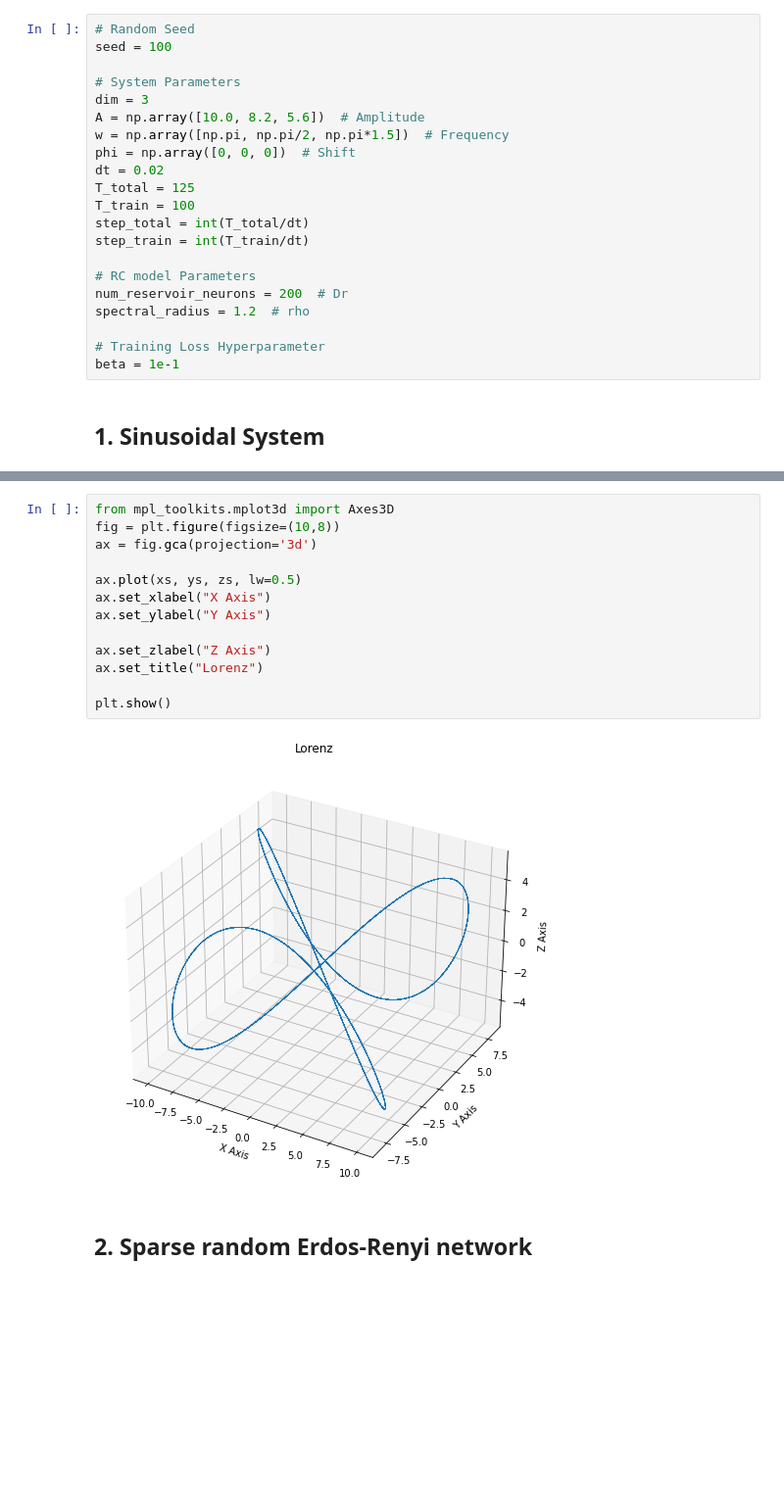
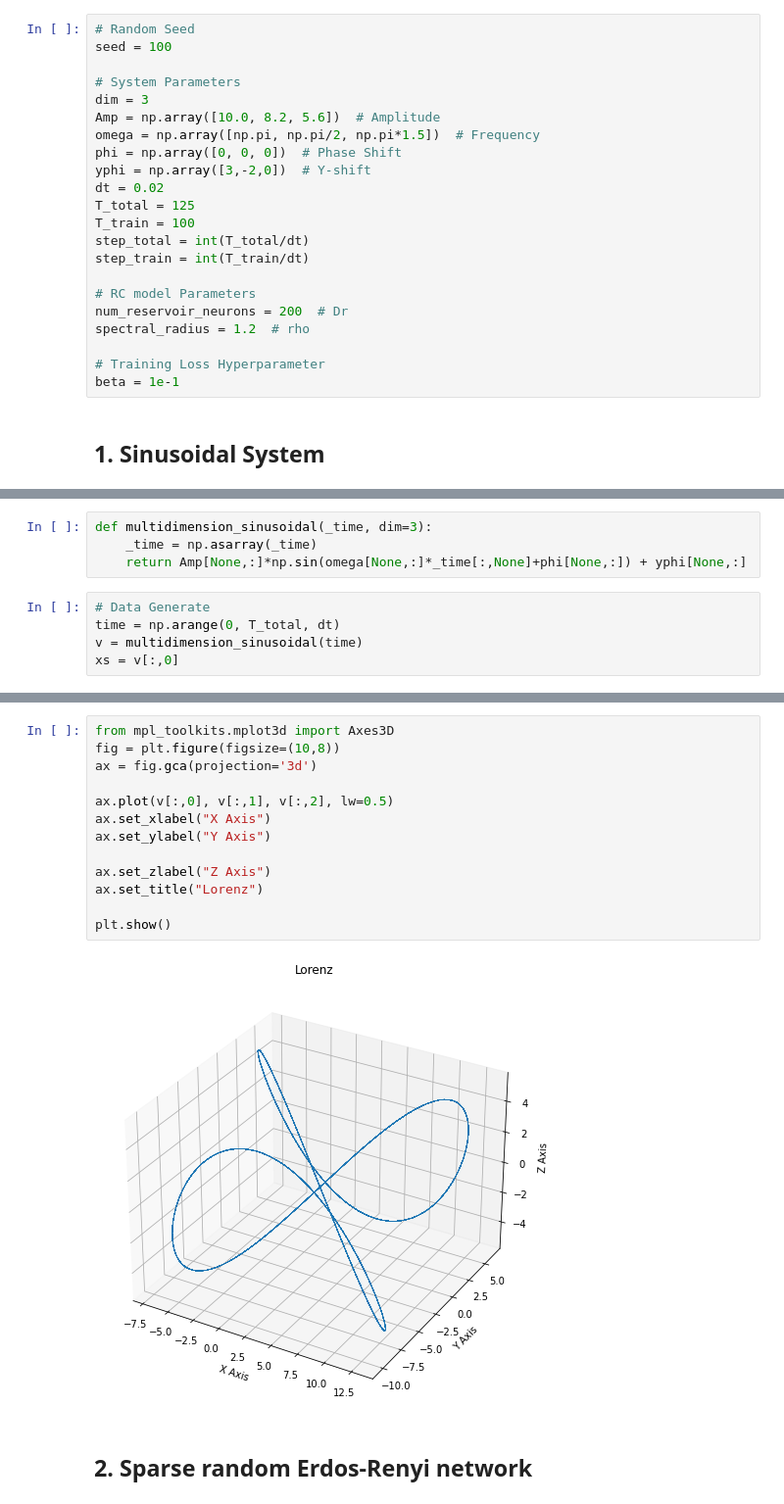
Before and after one commit to skim0119/nengo-practice, a Jupyter notebook: 0.Sinusoidal.ipynb, the cells around one changed output, grey strips where cells are left out. Shown at 98% size. Saved outputs shown, nothing was run; the diff lists cells and outputs as text; blank space fills up the shorter version.

```diff
--- a/0.Sinusoidal.ipynb
+++ b/0.Sinusoidal.ipynb
@@ -36,9 +36,10 @@ seed = 100
 
 # System Parameters
 dim = 3
-A = np.array([10.0, 8.2, 5.6])  # Amplitude
-w = np.array([np.pi, np.pi/2, np.pi*1.5])  # Frequency
-phi = np.array([0, 0, 0])  # Shift
+Amp = np.array([10.0, 8.2, 5.6])  # Amplitude
+omega = np.array([np.pi, np.pi/2, np.pi*1.5])  # Frequency
+phi = np.array([0, 0, 0])  # Phase Shift
+yphi = np.array([3,-2,0])  # Y-shift
 dt = 0.02
 T_total = 125
 T_train = 100
@@ -65,3 +57,12 @@ vs = np.stack([xs[1:],ys[1:],zs[1:]], axis=1)
+# %%
+def multidimension_sinusoidal(_time, dim=3):
+    _time = np.asarray(_time)
+    return Amp[None,:]*np.sin(omega[None,:]*_time[:,None]+phi[None,:]) + yphi[None,:]
+# %%
+# Data Generate
+time = np.arange(0, T_total, dt)
+v = multidimension_sinusoidal(time)
+xs = v[:,0]
 # %%
 plt.figure(figsize=(10,5))
 plt.plot(xs)
@@ -74,18 +75,18 @@ Text(0, 0.5, 'x')
 # %%
 from mpl_toolkits.mplot3d import Axes3D
 fig = plt.figure(figsize=(10,8))
 ax = fig.gca(projection='3d')
 
-ax.plot(xs, ys, zs, lw=0.5)
+ax.plot(v[:,0], v[:,1], v[:,2], lw=0.5)
 ax.set_xlabel("X Axis")
 ax.set_ylabel("Y Axis")
 
 ax.set_zlabel("Z Axis")
 ax.set_title("Lorenz")
 
 plt.show()
 # %% [output]
-[figure, old version]
+[figure, new version]
 # %% [markdown]
 ## 2. Sparse random Erdos-Renyi network <a class="anchor" id="2-bullet"></a>
 # %%
```
Also changed, not shown: parts of 11 cells of this notebook.
